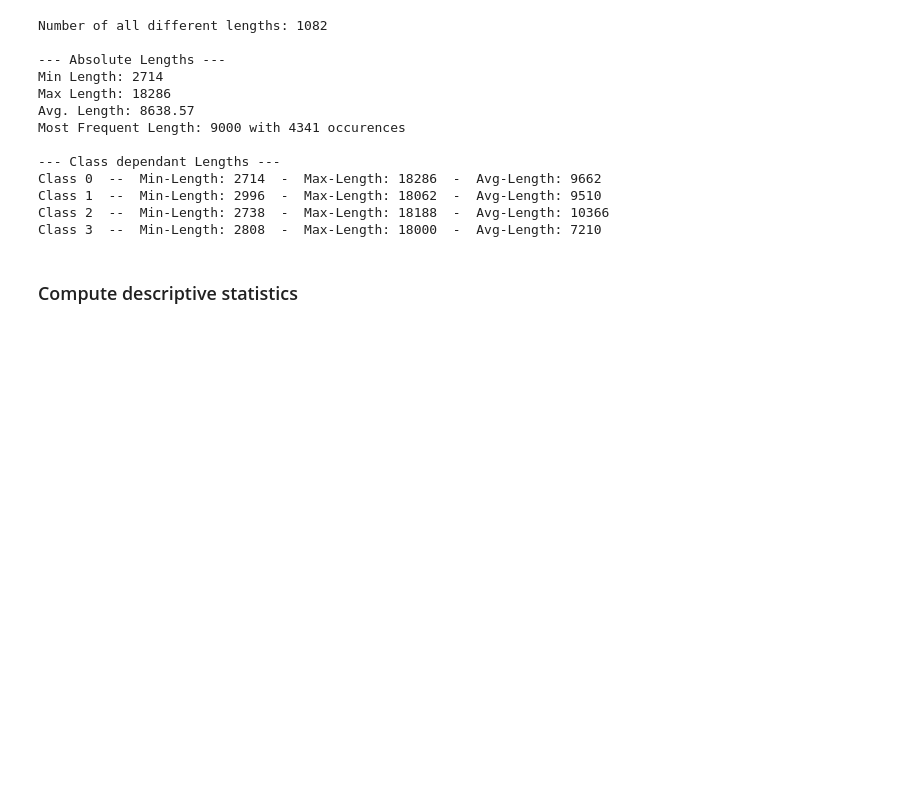
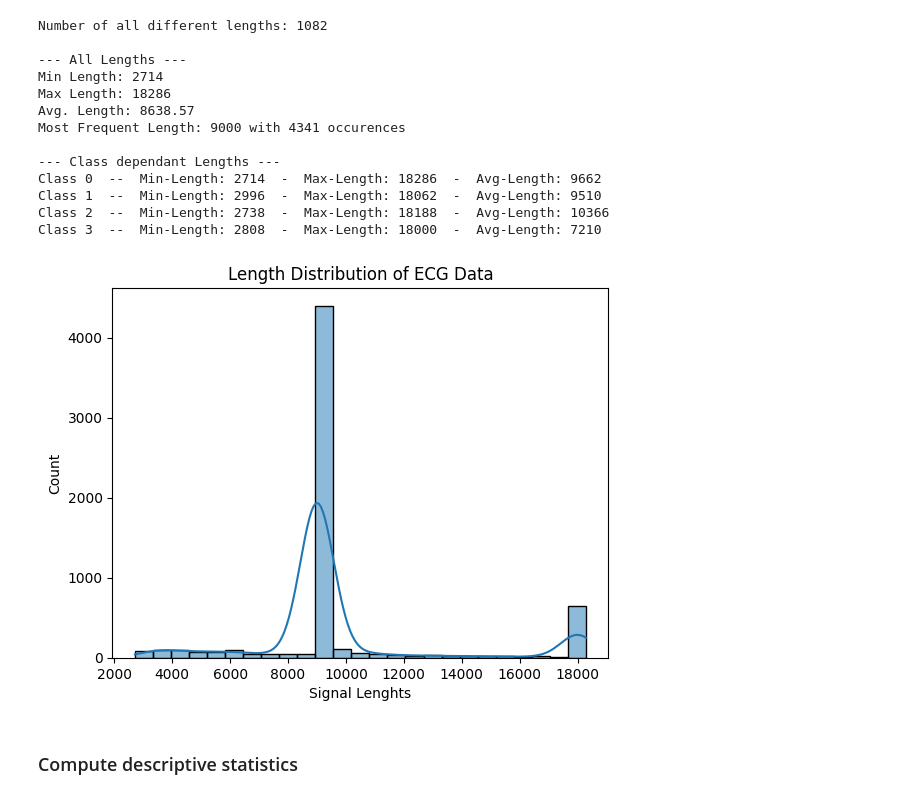
Before and after one commit to Mo20DE/ML, a Jupyter notebook: ECG-Classifier/main.ipynb, the cells around one changed output. Drawn from its saved outputs; the diff is of its cells as text; code cells hidden in the pictures; blank space fills up the shorter version.

```diff
--- a/ECG-Classifier/main.ipynb
+++ b/ECG-Classifier/main.ipynb
@@ -118,41 +114,53 @@ Class 0: 3638   Class 1: 549    Class 2: 1765   Class 3: 227
 # %%
-unique_lengths, counts = np.unique(df['Lengths'], return_counts=True)
+lengths = df["Length"].to_numpy()
+unique_lengths, counts = np.unique(lengths, return_counts=True)
 min_val = unique_lengths.min()
 max_val = unique_lengths.max()
 mean_val = unique_lengths.mean()
 most_frequent_length = unique_lengths[np.argmax(counts)]
 
 # print(np.max(counts), counts[np.argmax(counts)])
 
 print(f'Number of all different lengths: {len(unique_lengths)}\n')
-print("--- Absolute Lengths ---")
+print("--- All Lengths ---")
 print(f'Min Length: {min_val}')
 print(f'Max Length: {max_val}')
 print(f'Avg. Length: {mean_val:.2f}')
 print(f'Most Frequent Length: {most_frequent_length} with {np.max(counts)} occurences\n')
 
 print("--- Class dependant Lengths ---")
-mins = df.groupby("Class")["Lengths"].min()
-maxs = df.groupby("Class")["Lengths"].max()
-avgs = df.groupby("Class")["Lengths"].mean()
+mins = df.groupby("Label")["Length"].min()
+maxs = df.groupby("Label")["Length"].max()
+avgs = df.groupby("Label")["Length"].mean()
 print(f"Class 0  --  Min-Length: {mins[0]}  -  Max-Length: {maxs[0]}  -  Avg-Length: {int(avgs[0])}")
 print(f"Class 1  --  Min-Length: {mins[1]}  -  Max-Length: {maxs[1]}  -  Avg-Length: {int(avgs[1])}")
 print(f"Class 2  --  Min-Length: {mins[2]}  -  Max-Length: {maxs[2]}  -  Avg-Length: {int(avgs[2])}")
 print(f"Class 3  --  Min-Length: {mins[3]}  -  Max-Length: {maxs[3]}  -  Avg-Length: {int(avgs[3])}")
+
+# plot histogram
+sns.histplot(
+    lengths,
+    bins=25,
+    kde=True
+)
+plt.title("Length Distribution of ECG Data")
+plt.xlabel("Signal Lenghts")
+plt.show()
 # %% [output]
 Number of all different lengths: 1082
 
---- Absolute Lengths ---
+--- All Lengths ---
 Min Length: 2714
 Max Length: 18286
 Avg. Length: 8638.57
 Most Frequent Length: 9000 with 4341 occurences
 
 --- Class dependant Lengths ---
 Class 0  --  Min-Length: 2714  -  Max-Length: 18286  -  Avg-Length: 9662
 Class 1  --  Min-Length: 2996  -  Max-Length: 18062  -  Avg-Length: 9510
 Class 2  --  Min-Length: 2738  -  Max-Length: 18188  -  Avg-Length: 10366
 Class 3  --  Min-Length: 2808  -  Max-Length: 18000  -  Avg-Length: 7210
+[figure, added]
 # %% [markdown]
 ### Compute descriptive statistics
 # %%
```
Also changed, not shown: parts of 126 cells of this notebook, 33 other files.
